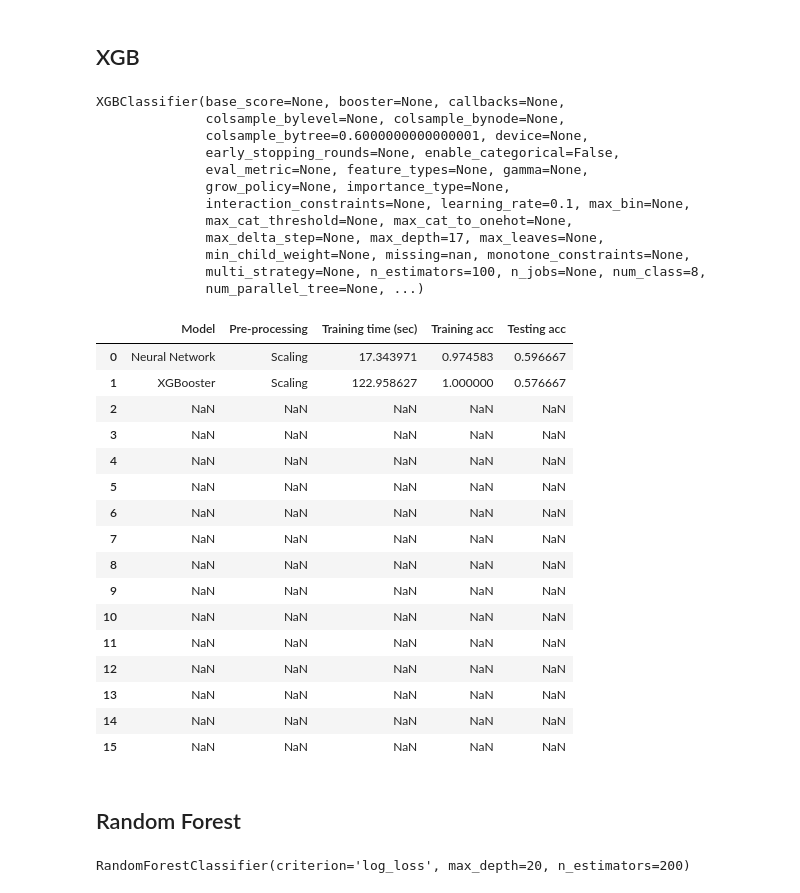
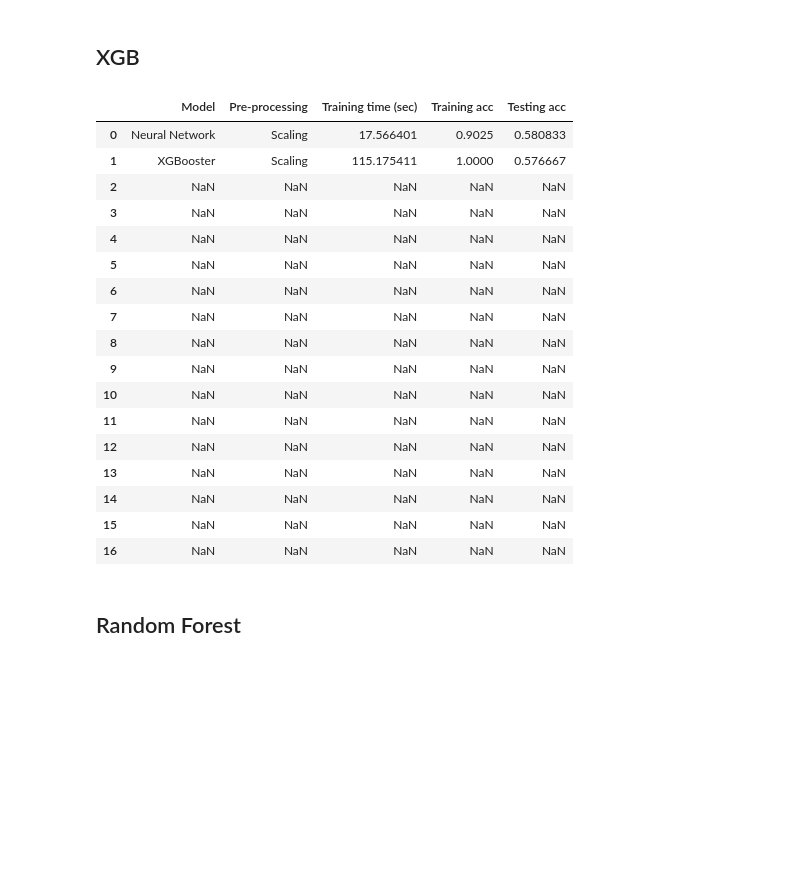
Before and after one commit to haochu-liu/SML_practical, a Jupyter notebook: all_models.ipynb, the cells around one changed output. Cells and saved outputs as stored; diff of their text form; code cells hidden in the pictures; blank space fills up the shorter version.

Commit message:
change nn and all_models

```diff
--- a/all_models.ipynb
+++ b/all_models.ipynb
@@ -186,5 +186,6 @@ performance
 # %% [markdown]
 ## XGB
 # %%
-performance.iloc[1, 0] = 'XGBooster'
-performance.iloc[1, 1] = 'Scaling'
+i = 1
+performance.iloc[i, 0] = 'XGBooster'
+performance.iloc[i, 1] = 'Scaling'
@@ -200,19 +192,32 @@ param = decode_dict(param['scaler'])
 # %%
-xgb_model = XGBClassifier(
+from xgboost import XGBClassifier
+
+
+model = XGBClassifier(
     objective='multi:softmax',   # for multiclass classification
     num_class=8,                 # specify the number of classes
 )
-xgb_model.set_params(**param)
+performance.iloc[i, 2:5], y_train_pred_m, y_val_pred_m  = fit_model(model, 'search_param/xgb_param.json', 'scaler',
+    X_train_sc, y_train_encoded, X_val_sc, y_val_encoded)
+
+i += 1
+performance
 # %% [output]
-XGBClassifier(base_score=None, booster=None, callbacks=None,
-              colsample_bylevel=None, colsample_bynode=None,
-              colsample_bytree=0.6000000000000001, device=None,
-              early_stopping_rounds=None, enable_categorical=False,
-              eval_metric=None, feature_types=None, gamma=None,
-              grow_policy=None, importance_type=None,
-              interaction_constraints=None, learning_rate=0.1, max_bin=None,
-              max_cat_threshold=None, max_cat_to_onehot=None,
-              max_delta_step=None, max_depth=17, max_leaves=None,
-              min_child_weight=None, missing=nan, monotone_constraints=None,
-              multi_strategy=None, n_estimators=100, n_jobs=None, num_class=8,
-              num_parallel_tree=None, ...)
+|  | Model | Pre-processing | Training time (sec) | Training acc | Testing acc |
+| 0 | Neural Network | Scaling | 17.566401 | 0.9025 | 0.580833 |
+| 1 | XGBooster | Scaling | 115.175411 | 1.0000 | 0.576667 |
+| 2 | NaN | NaN | NaN | NaN | NaN |
+| 3 | NaN | NaN | NaN | NaN | NaN |
+| 4 | NaN | NaN | NaN | NaN | NaN |
+| 5 | NaN | NaN | NaN | NaN | NaN |
+| 6 | NaN | NaN | NaN | NaN | NaN |
+| 7 | NaN | NaN | NaN | NaN | NaN |
+| 8 | NaN | NaN | NaN | NaN | NaN |
+| 9 | NaN | NaN | NaN | NaN | NaN |
+| 10 | NaN | NaN | NaN | NaN | NaN |
+| 11 | NaN | NaN | NaN | NaN | NaN |
+| 12 | NaN | NaN | NaN | NaN | NaN |
+| 13 | NaN | NaN | NaN | NaN | NaN |
+| 14 | NaN | NaN | NaN | NaN | NaN |
+| 15 | NaN | NaN | NaN | NaN | NaN |
+| 16 | NaN | NaN | NaN | NaN | NaN |
@@ -226,26 +223,0 @@ performance.iloc[1, 2] = end_time - start_time
-# %%
-# Get train accuracy
-performance.iloc[1, 3] = accuracy_score(y_train_encoded, xgb_model.predict(X_train_sc))
-
-# Get test accuracy
-performance.iloc[1, 4] = accuracy_score(y_val_encoded, xgb_model.predict(X_val_sc))
-
-performance
-# %% [output]
-|  | Model | Pre-processing | Training time (sec) | Training acc | Testing acc |
-| 0 | Neural Network | Scaling | 17.343971 | 0.974583 | 0.596667 |
-| 1 | XGBooster | Scaling | 122.958627 | 1.000000 | 0.576667 |
-| 2 | NaN | NaN | NaN | NaN | NaN |
-| 3 | NaN | NaN | NaN | NaN | NaN |
-| 4 | NaN | NaN | NaN | NaN | NaN |
-| 5 | NaN | NaN | NaN | NaN | NaN |
-| 6 | NaN | NaN | NaN | NaN | NaN |
-| 7 | NaN | NaN | NaN | NaN | NaN |
-| 8 | NaN | NaN | NaN | NaN | NaN |
-| 9 | NaN | NaN | NaN | NaN | NaN |
-| 10 | NaN | NaN | NaN | NaN | NaN |
-| 11 | NaN | NaN | NaN | NaN | NaN |
-| 12 | NaN | NaN | NaN | NaN | NaN |
-| 13 | NaN | NaN | NaN | NaN | NaN |
-| 14 | NaN | NaN | NaN | NaN | NaN |
-| 15 | NaN | NaN | NaN | NaN | NaN |
@@ -266,5 +231,0 @@ param = decode_dict(param['scaler'])
-# %%
-rf_model = RandomForestClassifier()
-rf_model.set_params(**param)
-# %% [output]
-RandomForestClassifier(criterion='log_loss', max_depth=20, n_estimators=200)
```
Also changed, not shown: parts of 52 cells of this notebook, 23 other files.
